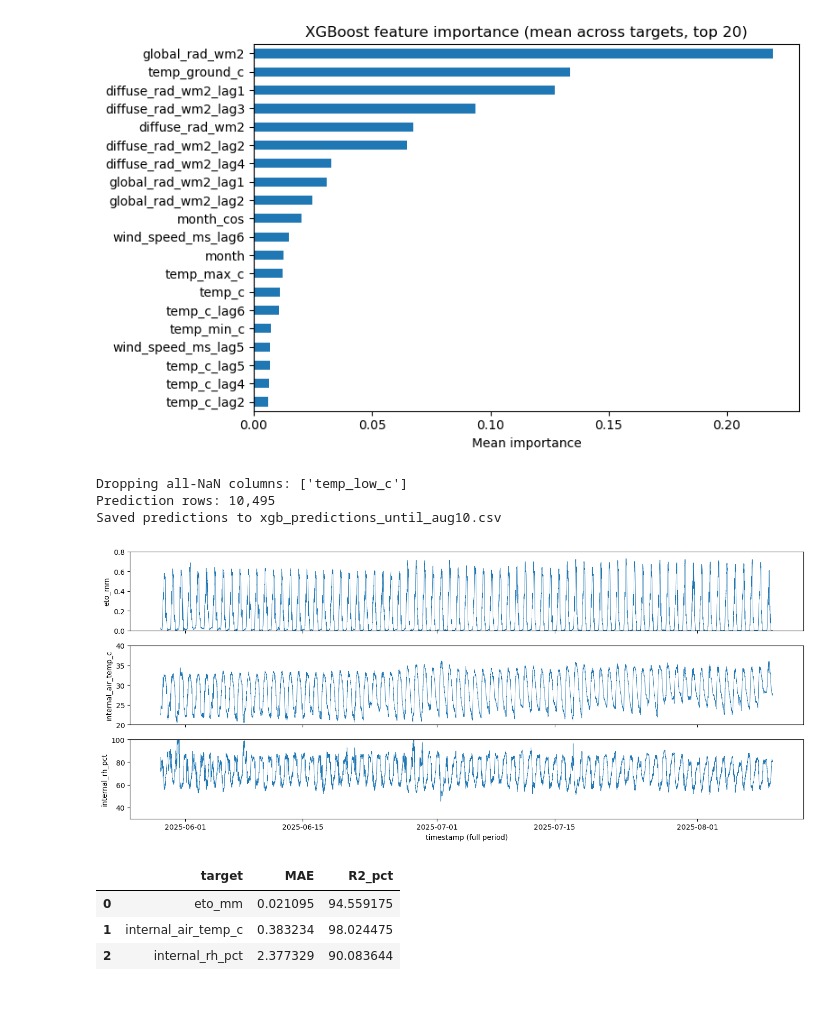
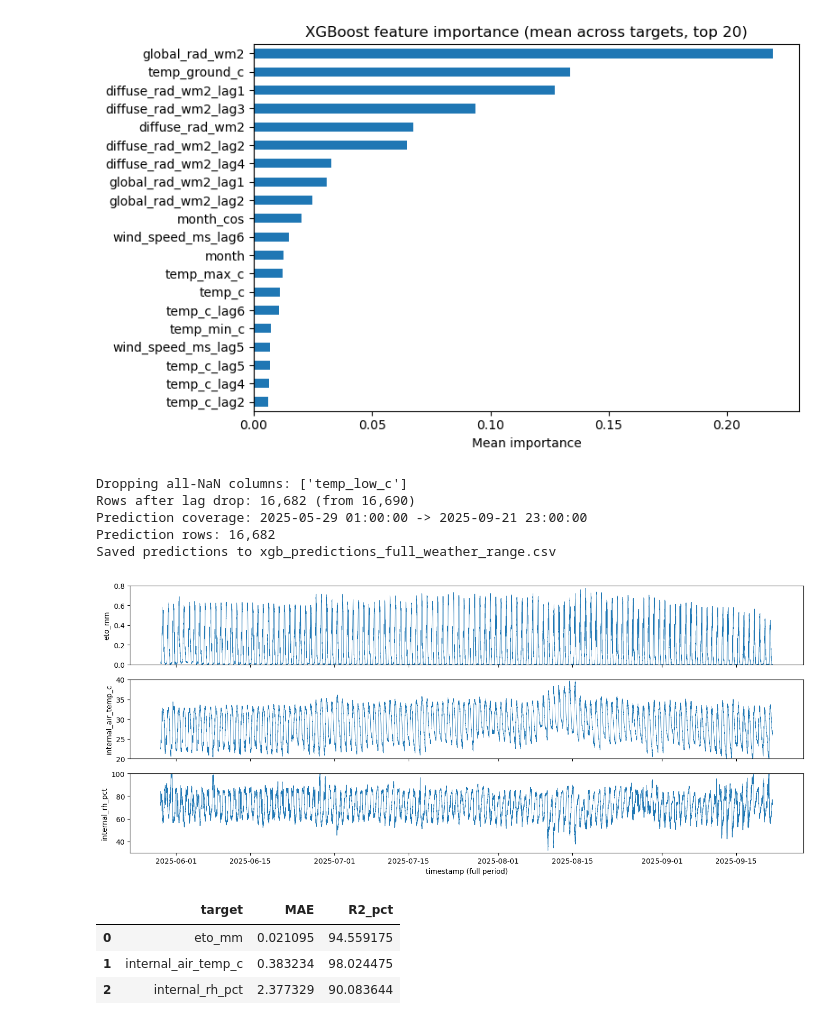
Before and after one commit to EliyahuEden/final_data_file, a Jupyter notebook: micro_climate_model.ipynb, the cells around one changed output. Drawn from its saved outputs; the diff is of its cells as text; code cells hidden in the pictures.

```diff
--- a/micro_climate_model.ipynb
+++ b/micro_climate_model.ipynb
@@ -235,8 +235,8 @@ plt.show()
 [figure]
 [figure]
 # %%
-# Predict on full weather/radiation range up to 2025-08-10 (no internal targets available)
-cutoff = pd.Timestamp('2025-08-10')  # exclude Aug 10 itself
+
+# Predict on full weather/radiation range (all available Bet Dagan dates)
 met_pred = pd.merge(
     weather.drop(columns=['station', 'wind_10min_peak_end_hhmm']),
     rad.drop(columns=['station']),
@@ -244,7 +244,6 @@ met_pred = pd.merge(
     how='inner'
 )
 met_pred = met_pred.sort_values('timestamp')
-met_pred = met_pred[met_pred['timestamp'] < cutoff]
 
 # Remove all-NaN columns (e.g., temp_low_c) to avoid losing all rows on dropna
 na_full_cols = [c for c in met_pred.columns if met_pred[c].isna().all()]
@@ -268,7 +267,10 @@ for col in lag_cols:
         met_pred[f'{col}_lag{k}'] = met_pred[col].shift(k)
 
 # Drop rows that lack lag history
+rows_before_drop = len(met_pred)
 met_pred = met_pred.dropna()
+print(f"Rows after lag drop: {len(met_pred):,} (from {rows_before_drop:,})")
+print(f"Prediction coverage: {met_pred['timestamp'].min()} -> {met_pred['timestamp'].max()}")
 
 # Align features to training feature_cols
 for col in feature_cols:
@@ -281,12 +283,12 @@ preds = []
 for i, model in enumerate(xgb_models):
     preds.append(model.predict(pred_X))
 pred_mat = np.vstack(preds).T
-# Force ETo to zero when external global radiation is zero or less
-pred_eto = np.where(met_pred['global_rad_wm2'] <= 0, 0, pred_mat[:, 0])
+# Clip negative ETo but allow values when radiation is zero
+pred_eto = np.clip(pred_mat[:, 0], 0, None)
 
 pred_df = pd.DataFrame({
     'timestamp': met_pred['timestamp'].values,
-    'pred_eto_mm': np.clip(pred_eto, 0, None),
+    'pred_eto_mm': pred_eto,
     'pred_internal_air_temp_c': pred_mat[:, 1],
     'pred_internal_rh_pct': np.clip(pred_mat[:, 2], 0, 100),
 })
@@ -295,34 +297,37 @@ pred_df['timestamp_dayfirst'] = pred_df['timestamp'].dt.strftime('%d/%m/%Y %H:%M
 print(f"Prediction rows: {len(pred_df):,}")
 pred_df.head()
 
-pred_out_path = 'xgb_predictions_until_aug10.csv'
+pred_out_path = 'xgb_predictions_full_weather_range.csv'
 pred_df.to_csv(pred_out_path, index=False)
 print(f"Saved predictions to {pred_out_path}")
 # %% [output]
 Dropping all-NaN columns: ['temp_low_c']
-Prediction rows: 10,495
-Saved predictions to xgb_predictions_until_aug10.csv
+Rows after lag drop: 16,682 (from 16,690)
+Prediction coverage: 2025-05-29 01:00:00 -> 2025-09-21 23:00:00
+Prediction rows: 16,682
+Saved predictions to xgb_predictions_full_weather_range.csv
 # %%
+
 # Plot predictions over full period (saved CSV) with fixed display y-limits
-pred_path = 'xgb_predictions_until_aug10.csv'
+pred_path = 'xgb_predictions_full_weather_range.csv'
 pred_df = pd.read_csv(pred_path, parse_dates=['timestamp'])
 pred_df = pred_df.sort_values('timestamp')
 
 targets = [
     ('pred_eto_mm', 'eto_mm', (0, 0.8)),
     ('pred_internal_air_temp_c', 'internal_air_temp_c', (20, 40)),
     ('pred_internal_rh_pct', 'internal_rh_pct', (30, 100)),
 ]
 fig, axes = plt.subplots(3, 1, figsize=(14, 6), sharex=True)
 for ax, (col, label, ylim) in zip(axes, targets):
     ax.plot(pred_df['timestamp'], pred_df[col], linewidth=0.6)
     ax.set_ylabel(label)
     ax.set_ylim(*ylim)
 axes[-1].set_xlabel('timestamp (full period)')
 plt.tight_layout()
 plt.show()
 # %% [output]
-[figure, old version]
+[figure, new version]
 # %%
 # Evaluation (uses xgb_pred from XGBoost cell)
 rows = []
```
Also changed, not shown: 8 other files.
